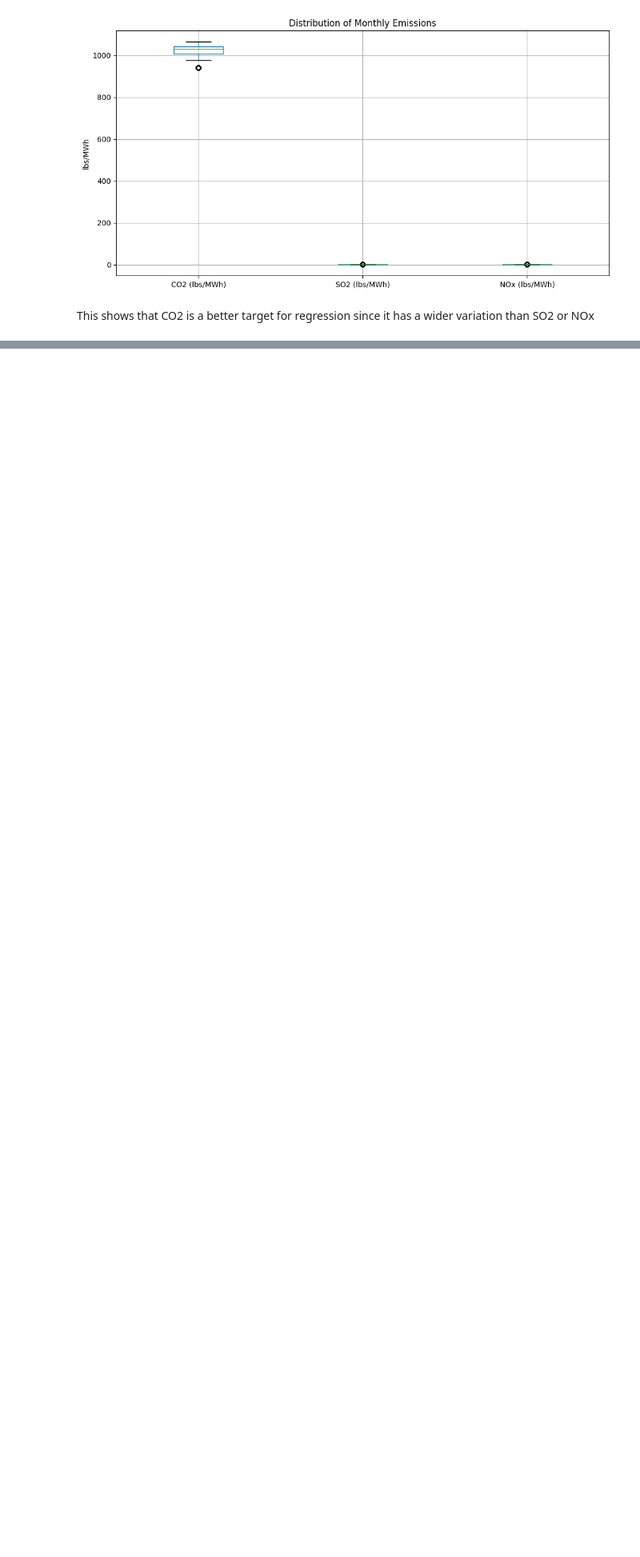
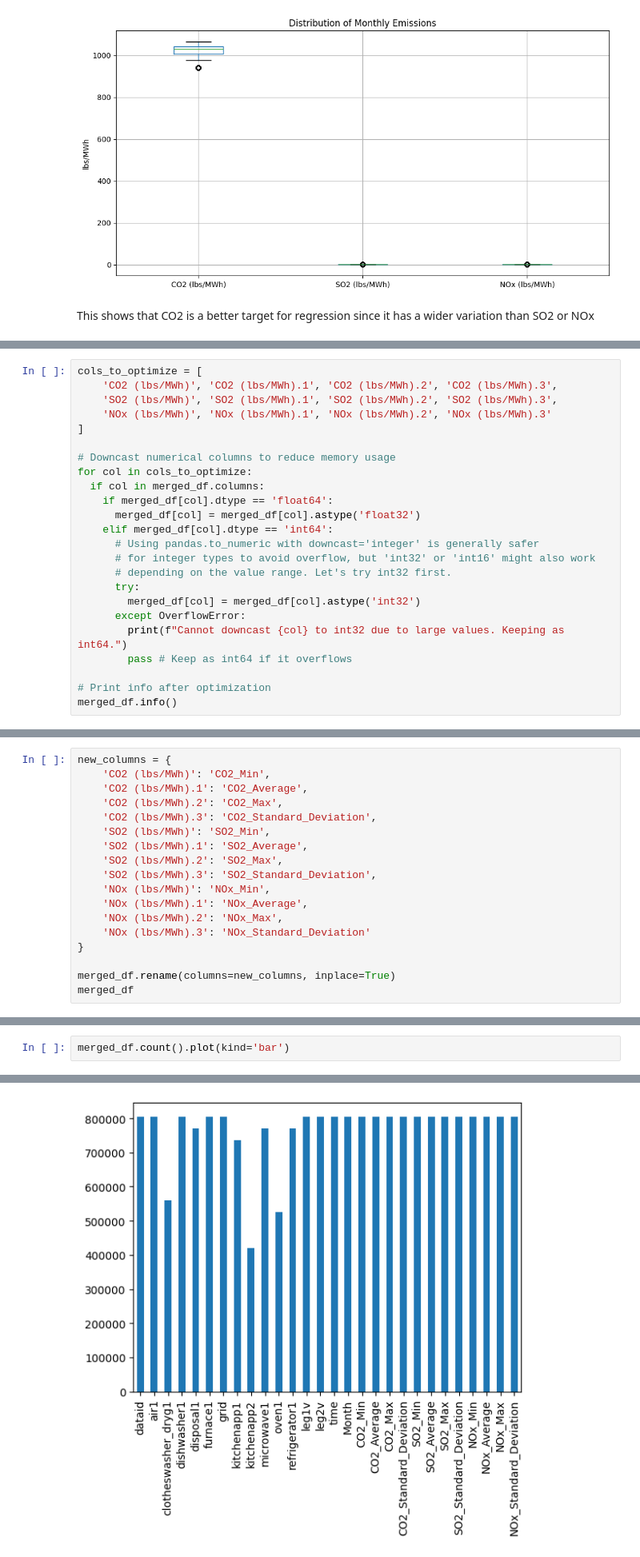
Before and after one commit to Wanghley/energy-nexus-smart-grid, a Jupyter notebook: notebooks/EDA_timeseries_Pecan.ipynb, the cells around one changed output, grey strips where cells are left out. Shown at 80% size. Saved outputs shown, nothing was run; the diff lists cells and outputs as text; blank space fills up the shorter version.

```diff
--- a/notebooks/EDA_timeseries_Pecan.ipynb
+++ b/notebooks/EDA_timeseries_Pecan.ipynb
@@ -575,0 +614,24 @@ plt.show()
+# %%
+cols_to_optimize = [
+    'CO2 (lbs/MWh)', 'CO2 (lbs/MWh).1', 'CO2 (lbs/MWh).2', 'CO2 (lbs/MWh).3',
+    'SO2 (lbs/MWh)', 'SO2 (lbs/MWh).1', 'SO2 (lbs/MWh).2', 'SO2 (lbs/MWh).3',
+    'NOx (lbs/MWh)', 'NOx (lbs/MWh).1', 'NOx (lbs/MWh).2', 'NOx (lbs/MWh).3'
+]
+
+# Downcast numerical columns to reduce memory usage
+for col in cols_to_optimize:
+  if col in merged_df.columns:
+    if merged_df[col].dtype == 'float64':
+      merged_df[col] = merged_df[col].astype('float32')
+    elif merged_df[col].dtype == 'int64':
+      # Using pandas.to_numeric with downcast='integer' is generally safer
+      # for integer types to avoid overflow, but 'int32' or 'int16' might also work
+      # depending on the value range. Let's try int32 first.
+      try:
+        merged_df[col] = merged_df[col].astype('int32')
+      except OverflowError:
+        print(f"Cannot downcast {col} to int32 due to large values. Keeping as int64.")
+        pass # Keep as int64 if it overflows
+
+# Print info after optimization
+merged_df.info()
@@ -575,0 +656,18 @@ plt.show()
+# %%
+new_columns = {
+    'CO2 (lbs/MWh)': 'CO2_Min',
+    'CO2 (lbs/MWh).1': 'CO2_Average',
+    'CO2 (lbs/MWh).2': 'CO2_Max',
+    'CO2 (lbs/MWh).3': 'CO2_Standard_Deviation',
+    'SO2 (lbs/MWh)': 'SO2_Min',
+    'SO2 (lbs/MWh).1': 'SO2_Average',
+    'SO2 (lbs/MWh).2': 'SO2_Max',
+    'SO2 (lbs/MWh).3': 'SO2_Standard_Deviation',
+    'NOx (lbs/MWh)': 'NOx_Min',
+    'NOx (lbs/MWh).1': 'NOx_Average',
+    'NOx (lbs/MWh).2': 'NOx_Max',
+    'NOx (lbs/MWh).3': 'NOx_Standard_Deviation'
+}
+
+merged_df.rename(columns=new_columns, inplace=True)
+merged_df
@@ -575,0 +692,3 @@ plt.show()
+# %%
+merged_df.count().plot(kind='bar')
+# %% [output]
@@ -575,0 +696 @@ plt.show()
+[figure, added]
```
Also changed, not shown: parts of 16 cells of this notebook.
